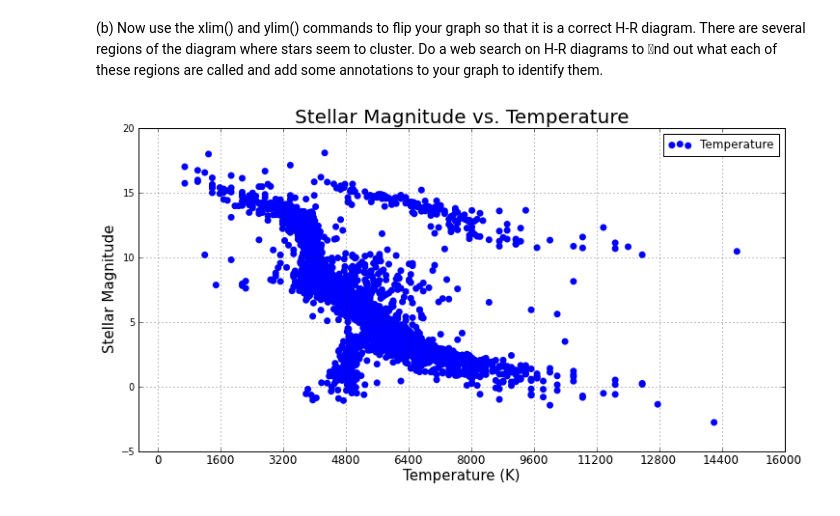
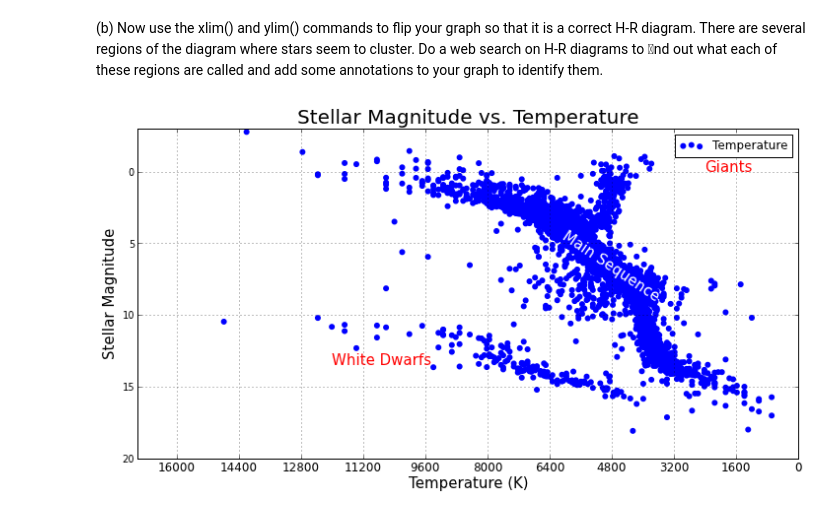
Before and after one commit to ersong/PHYS202-S13, a Jupyter notebook: Week3/Publication Quality Graphics, Exercises 2.ipynb, the cells around one changed output. Drawn from its saved outputs; the diff is of its cells as text; code cells hidden in the pictures.

```diff
--- a/Week3/Publication Quality Graphics, Exercises 2.ipynb
+++ b/Week3/Publication Quality Graphics, Exercises 2.ipynb
@@ -182,22 +205,26 @@ some annotations to your graph to identify them.
 # %%
 data = loadtxt("stars.txt",float)
 x = data[:,0]
 y = data[:,1]
 figure(num=None, figsize=(12, 6), dpi=80, facecolor='w', edgecolor='k')
-xlim(17000,0)
-ylim(-3,20)
-scatter(x,y,color="blue",linewidth=2.5,label="Temperature")
+
+scatter(x,y,color="blue",linewidth=1.5,label="Temperature")
 xlabel("Temperature (K)", fontsize=15)
 ylabel("Stellar Magnitude",fontsize=15)
 temp=[]
 for i in arange(0,17000,16000./10):
     temp.append(int(i))
 
-xticks(arange(0,17000,16000./10),(dates),fontsize=12)
+xticks(arange(0,17000,16000./10),temp,fontsize=12)
 title("Stellar Magnitude vs. Temperature", fontsize=20)
-plt.axis([0-500, 16000, -5, 20])
+plt.axis([0-500, 16000, 20, -5])
+xlim(17000,0)
+ylim(20,-3)
+text(12000,13.5,"White Dwarfs",fontsize=15,color='red')
+text(6150,4.8,"Main Sequence",fontsize=15,color='white',rotation=-34)
+text(2400,0,"Giants",fontsize=15,color='red')
 legend()
 grid(True)
-show()
+show()#All plot attribute happen before show()
 # %% [output]
-[figure, old version]
+[figure, new version]
```
Also changed, not shown: parts of 3 cells of this notebook, 1 other file.
